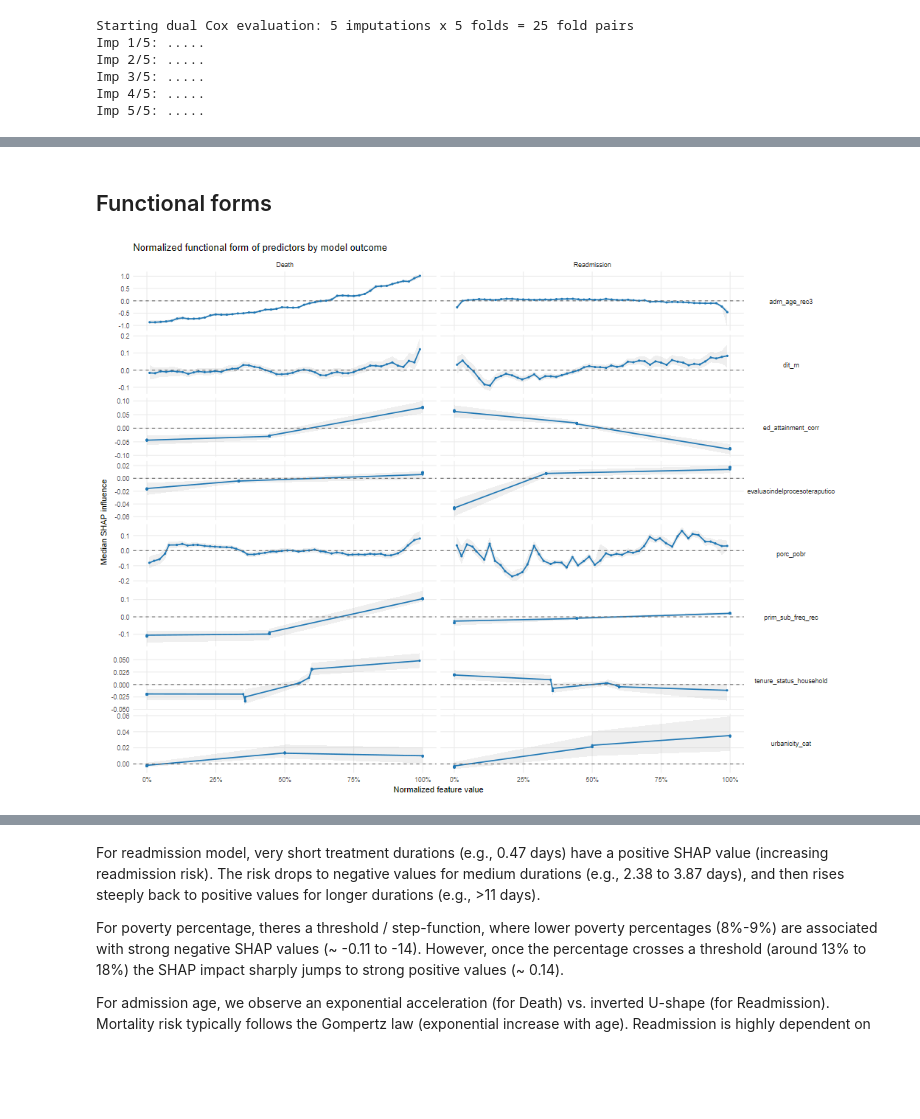
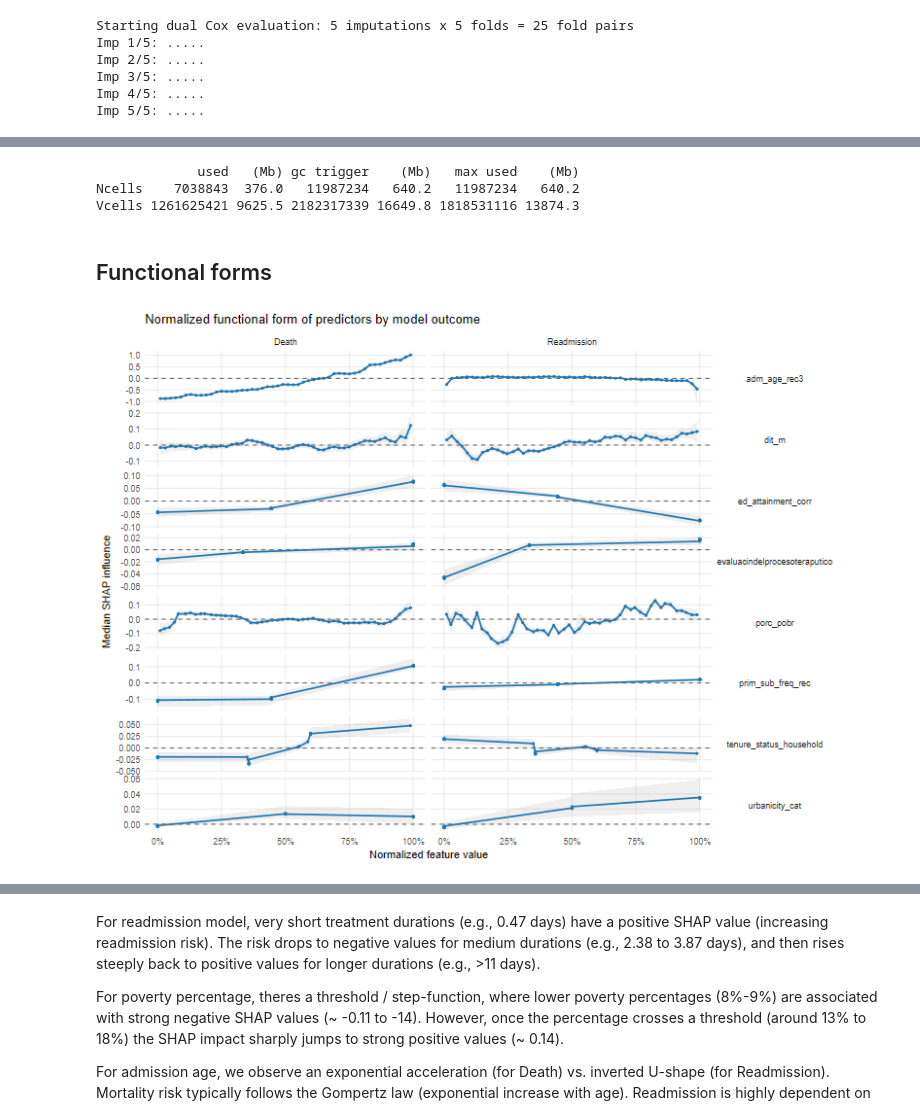
Before and after one commit to FONDECYTACC/cons2025, a Jupyter notebook: prediction22_converted.ipynb, the cells around one changed output, grey strips where cells are left out. Drawn from its saved outputs; the diff is of its cells as text; code cells hidden in the pictures; blank space fills up the shorter version.

```diff
--- a/prediction22_converted.ipynb
+++ b/prediction22_converted.ipynb
@@ -3395 +2190,7 @@ Warning messages:
+# %%
+gc()
+# %% [output]
+             used   (Mb) gc trigger    (Mb)   max used    (Mb)
+Ncells    7038843  376.0   11987234   640.2   11987234   640.2
+Vcells 1261625421 9625.5 2182317339 16649.8 1818531116 13874.3
 # %% [markdown]
@@ -3398,7 +2198,7 @@ Warning messages:
 # %%
 #| label: shap-criteria-func-form-get-shap-values
 
-global_xgb_func_form <- read_csv(
+global_xgb_func_form <- readr::read_csv(
   find_latest_file(
     file.path(project_root, "cons", "_out"),
     "XGB12_corr_Functional_Forms_Dual_Aggregated"),
@@ -3413,47 +2213,47 @@ shap_norm <- global_xgb_func_form %>%
   mutate(
     n_unique = n_distinct(Feature_Value),
     Feature_Value_norm = dplyr::case_when(
       n_unique <= 1 ~ 0.5,
       n_unique <= 10 ~ (dense_rank(Feature_Value) - 1) / (n_unique - 1),
       TRUE ~ percent_rank(Feature_Value)
     )
   ) %>%
   ungroup()
 shap_curve_norm <- shap_norm %>%
   group_by(Outcome, Predictor) %>%
-  mutate(value_bin = ntile(Feature_Value_norm, 50)) %>%
+  mutate(value_bin = dplyr::ntile(Feature_Value_norm, 50)) %>%
   group_by(Outcome, Predictor, value_bin) %>%
   summarise(
     x_norm = median(Feature_Value_norm, na.rm = TRUE),
     x_raw_median = median(Feature_Value, na.rm = TRUE),
     shap_median = median(SHAP_Impact, na.rm = TRUE),
     shap_q25 = quantile(SHAP_Impact, 0.25, na.rm = TRUE),
     shap_q75 = quantile(SHAP_Impact, 0.75, na.rm = TRUE),
     .groups = "drop"
   )
 
-ggplot(filter(shap_curve_norm, !grepl("eva_",Predictor)), aes(x = x_norm, y = shap_median)) +
-  geom_ribbon(aes(ymin = shap_q25, ymax = shap_q75), alpha = 0.2, fill = "grey70") +
-  geom_line(linewidth = 0.8, colour = "#1f77b4") +
-  geom_point(size = 0.8, colour = "#1f77b4") +
-  geom_hline(yintercept = 0, linetype = "dashed", colour = "grey40") +
-  facet_grid(Predictor ~ Outcome, scales = "free_y") +
-  scale_x_continuous(
+ggplot2::ggplot(filter(shap_curve_norm, !grepl("eva_",Predictor)), ggplot2::aes(x = x_norm, y = shap_median)) +
+  ggplot2::geom_ribbon(ggplot2::aes(ymin = shap_q25, ymax = shap_q75), alpha = 0.2, fill = "grey70") +
+  ggplot2::geom_line(linewidth = 0.8, colour = "#1f77b4") +
+  ggplot2::geom_point(size = 0.8, colour = "#1f77b4") +
+  ggplot2::geom_hline(yintercept = 0, linetype = "dashed", colour = "grey40") +
+  ggplot2::facet_grid(Predictor ~ Outcome, scales = "free_y") +
+  ggplot2::scale_x_continuous(
     labels = scales::percent_format(),
     limits = c(0, 1)
   ) +
-  labs(
+  ggplot2::labs(
     x = "Normalized feature value",
     y = "Median SHAP influence",
     title = "Normalized functional form of predictors by model outcome"
   ) +
-  theme_minimal(base_size = 11) +
-  theme(
-    strip.text.y = element_text(angle = 0),
-    panel.grid.minor = element_blank()
+  ggplot2::theme_minimal(base_size = 11) +
+  ggplot2::theme(
+    strip.text.y = ggplot2::element_text(angle = 0),
+    panel.grid.minor = ggplot2::element_blank()
   )
 # %% [output]
-[figure, old version]
+[figure, new version]
 # %%
 #| label: shap-criteria-func-form-get-shap-values2
 
```
Also changed, not shown: parts of 66 cells of this notebook, 21 other files.
